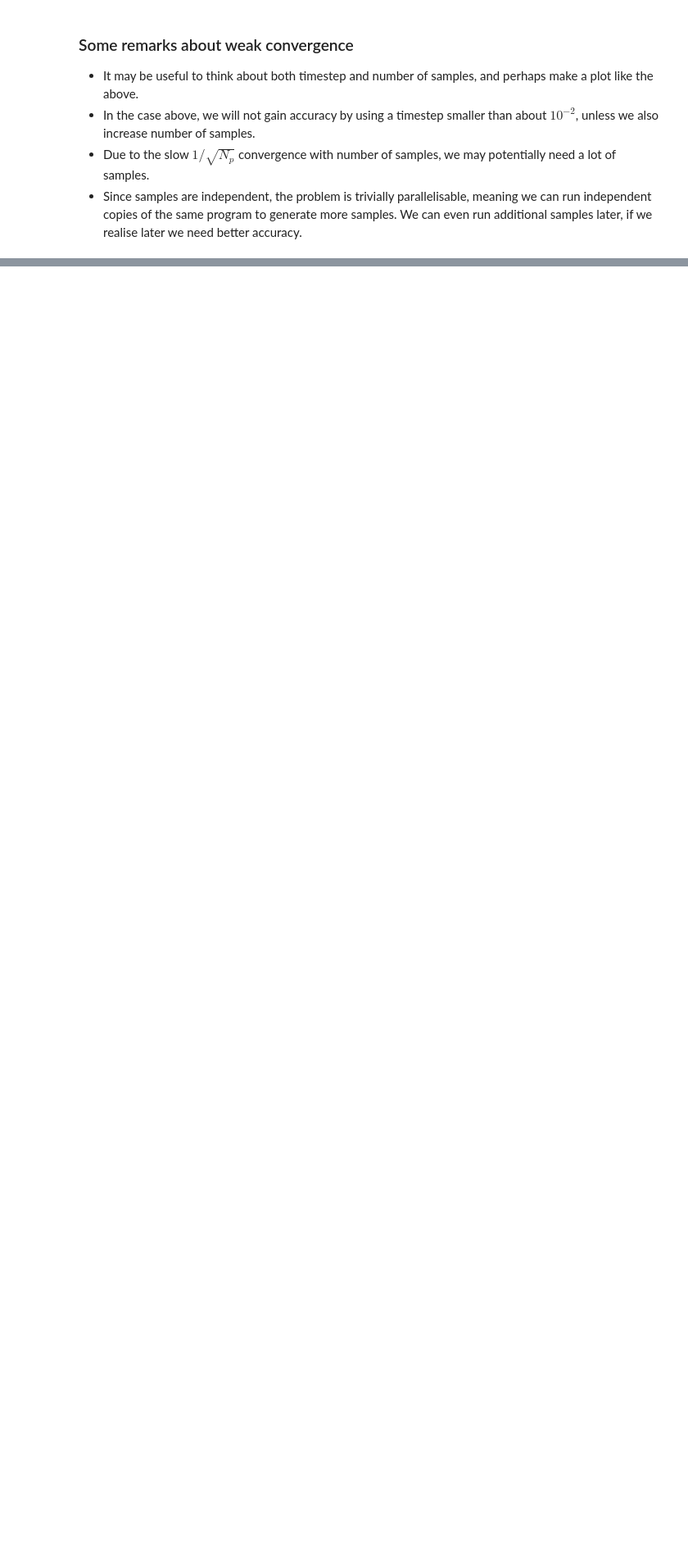
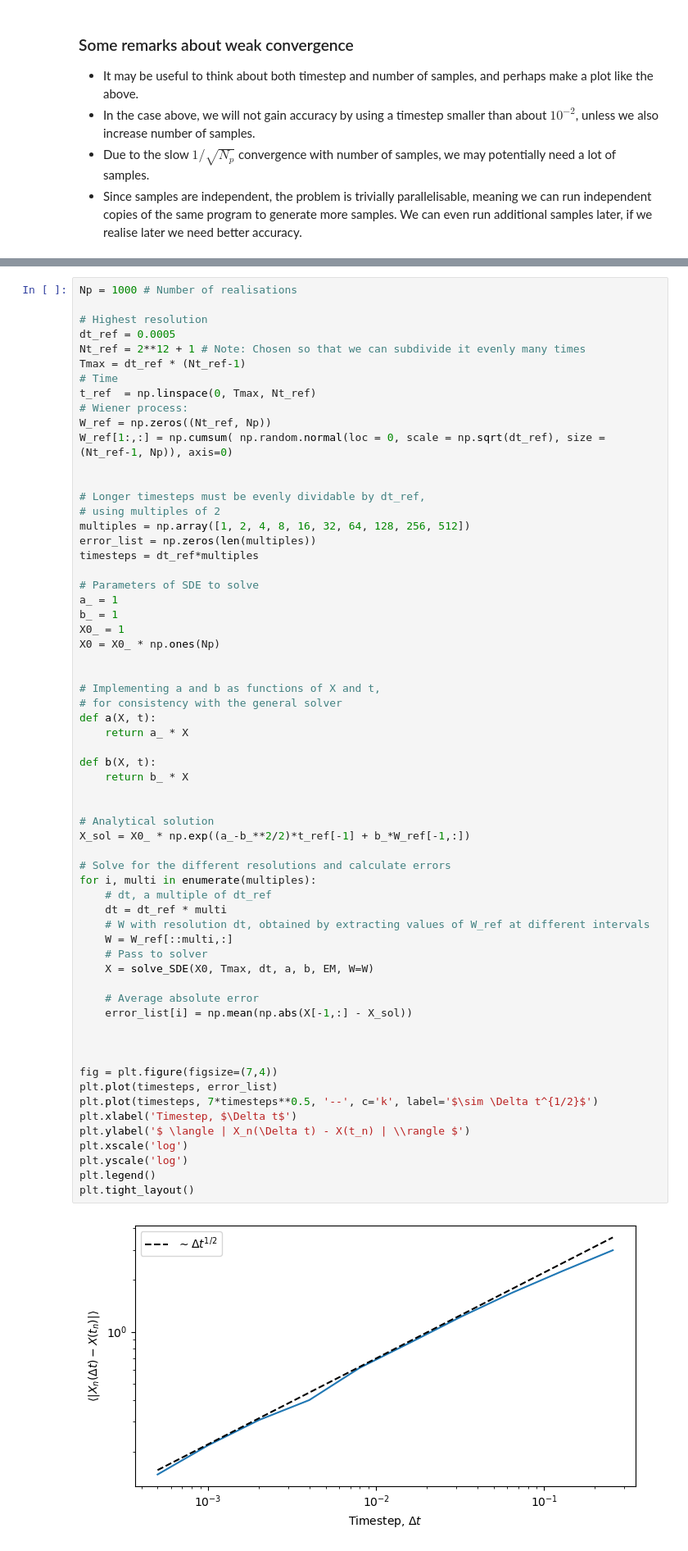
Before and after one commit to nordam/FY8503, a Jupyter notebook: notebooks/03 - Convergence of numerical SDE methods.ipynb, the cells around one changed output, grey strips where cells are left out. Shown: that part at 82% size. Drawn from its saved outputs; the diff is of its cells as text; blank space fills up the shorter version.

```diff
--- a/notebooks/03 - Convergence of numerical SDE methods.ipynb
+++ b/notebooks/03 - Convergence of numerical SDE methods.ipynb
@@ -227,0 +323,64 @@ plt.tight_layout()
+# %%
+Np = 1000 # Number of realisations
+
+# Highest resolution
+dt_ref = 0.0005
+Nt_ref = 2**12 + 1 # Note: Chosen so that we can subdivide it evenly many times
+Tmax = dt_ref * (Nt_ref-1)
+# Time
+t_ref  = np.linspace(0, Tmax, Nt_ref)
+# Wiener process:
+W_ref = np.zeros((Nt_ref, Np))
+W_ref[1:,:] = np.cumsum( np.random.normal(loc = 0, scale = np.sqrt(dt_ref), size = (Nt_ref-1, Np)), axis=0)
+
+
+# Longer timesteps must be evenly dividable by dt_ref,
+# using multiples of 2
+multiples = np.array([1, 2, 4, 8, 16, 32, 64, 128, 256, 512])
+error_list = np.zeros(len(multiples))
+timesteps = dt_ref*multiples
+
+# Parameters of SDE to solve
+a_ = 1
+b_ = 1
+X0_ = 1
+X0 = X0_ * np.ones(Np)
+
+
+# Implementing a and b as functions of X and t,
+# for consistency with the general solver
+def a(X, t):
+    return a_ * X
+
+def b(X, t):
+    return b_ * X
+
+
+# Analytical solution
+X_sol = X0_ * np.exp((a_-b_**2/2)*t_ref[-1] + b_*W_ref[-1,:])
+
+# Solve for the different resolutions and calculate errors
+for i, multi in enumerate(multiples):
+    # dt, a multiple of dt_ref
+    dt = dt_ref * multi
+    # W with resolution dt, obtained by extracting values of W_ref at different intervals
+    W = W_ref[::multi,:]
+    # Pass to solver
+    X = solve_SDE(X0, Tmax, dt, a, b, EM, W=W)
+
+    # Average absolute error
+    error_list[i] = np.mean(np.abs(X[-1,:] - X_sol))
+
+
+
+fig = plt.figure(figsize=(7,4))
+plt.plot(timesteps, error_list)
+plt.plot(timesteps, 7*timesteps**0.5, '--', c='k', label='$\sim \Delta t^{1/2}$')
+plt.xlabel('Timestep, $\Delta t$')
+plt.ylabel('$ \langle | X_n(\Delta t) - X(t_n) | \\rangle $')
+plt.xscale('log')
+plt.yscale('log')
+plt.legend()
+plt.tight_layout()
+# %% [output]
+[figure, added]
```
Also changed, not shown: parts of 8 cells of this notebook, 1 other file.
